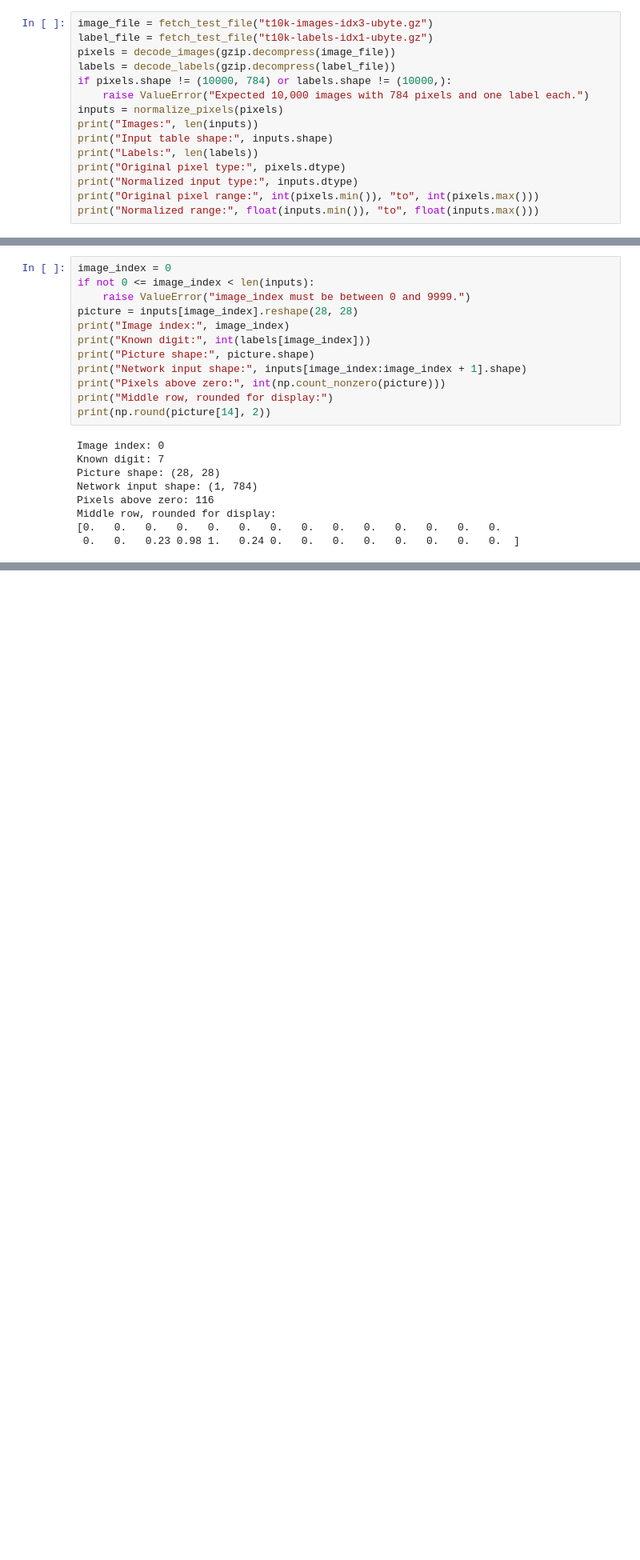
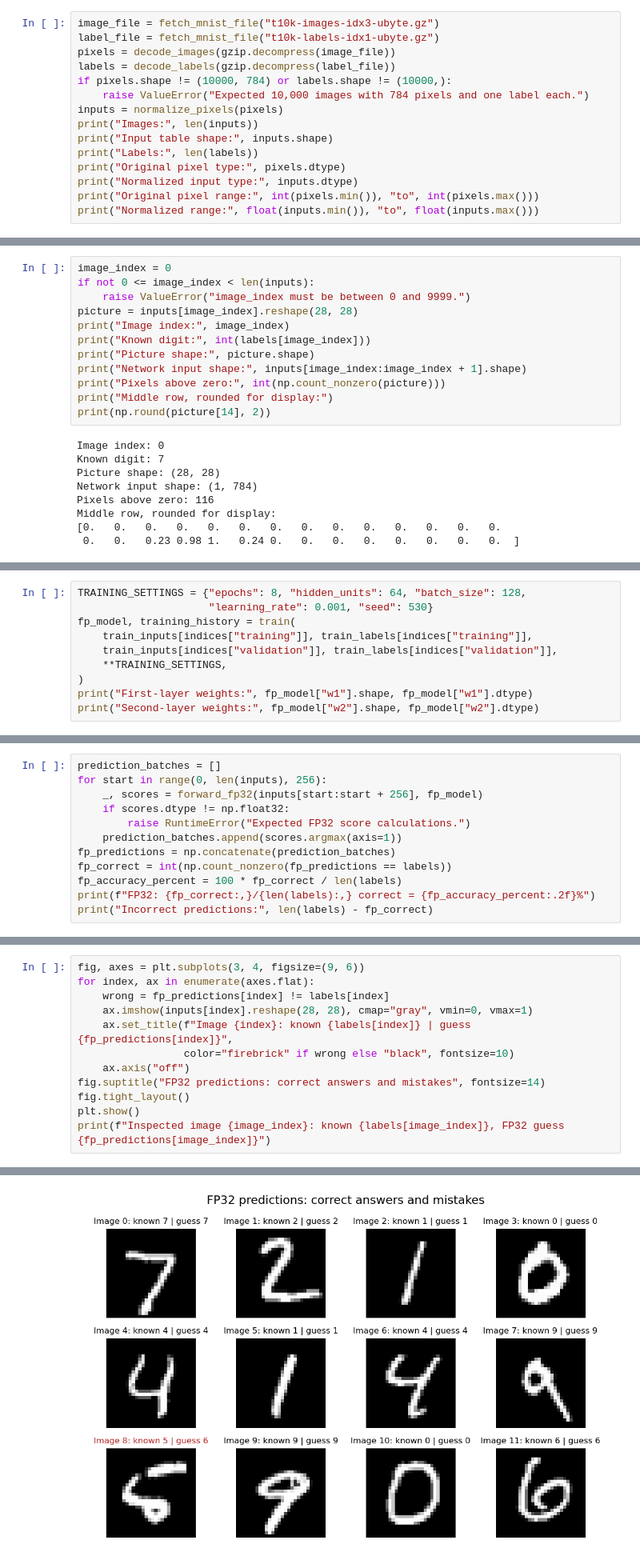
Before and after one commit to EnragedWaters/CECS-530-Quantized-Neural-Network-Accelerator, a Jupyter notebook: notebooks/04-mnist-workload.ipynb, the cells around one changed output, grey strips where cells are left out. Shown at 80% size. Cells and saved outputs as stored; diff of their text form; blank space fills up the shorter version.

```diff
--- a/notebooks/04-mnist-workload.ipynb
+++ b/notebooks/04-mnist-workload.ipynb
@@ -105,6 +115,6 @@ separate data, so the test labels remain a fair accuracy check.
 # %%
-image_file = fetch_test_file("t10k-images-idx3-ubyte.gz")
-label_file = fetch_test_file("t10k-labels-idx1-ubyte.gz")
+image_file = fetch_mnist_file("t10k-images-idx3-ubyte.gz")
+label_file = fetch_mnist_file("t10k-labels-idx1-ubyte.gz")
 pixels = decode_images(gzip.decompress(image_file))
 labels = decode_labels(gzip.decompress(label_file))
 if pixels.shape != (10000, 784) or labels.shape != (10000,):
@@ -178,0 +317,10 @@ They use small invented records as well as the actual downloaded data.
+# %%
+TRAINING_SETTINGS = {"epochs": 8, "hidden_units": 64, "batch_size": 128,
+                     "learning_rate": 0.001, "seed": 530}
+fp_model, training_history = train(
+    train_inputs[indices["training"]], train_labels[indices["training"]],
+    train_inputs[indices["validation"]], train_labels[indices["validation"]],
+    **TRAINING_SETTINGS,
+)
+print("First-layer weights:", fp_model["w1"].shape, fp_model["w1"].dtype)
+print("Second-layer weights:", fp_model["w2"].shape, fp_model["w2"].dtype)
@@ -178,0 +344,12 @@ They use small invented records as well as the actual downloaded data.
+# %%
+prediction_batches = []
+for start in range(0, len(inputs), 256):
+    _, scores = forward_fp32(inputs[start:start + 256], fp_model)
+    if scores.dtype != np.float32:
+        raise RuntimeError("Expected FP32 score calculations.")
+    prediction_batches.append(scores.argmax(axis=1))
+fp_predictions = np.concatenate(prediction_batches)
+fp_correct = int(np.count_nonzero(fp_predictions == labels))
+fp_accuracy_percent = 100 * fp_correct / len(labels)
+print(f"FP32: {fp_correct:,}/{len(labels):,} correct = {fp_accuracy_percent:.2f}%")
+print("Incorrect predictions:", len(labels) - fp_correct)
@@ -178,0 +365,13 @@ They use small invented records as well as the actual downloaded data.
+# %%
+fig, axes = plt.subplots(3, 4, figsize=(9, 6))
+for index, ax in enumerate(axes.flat):
+    wrong = fp_predictions[index] != labels[index]
+    ax.imshow(inputs[index].reshape(28, 28), cmap="gray", vmin=0, vmax=1)
+    ax.set_title(f"Image {index}: known {labels[index]} | guess {fp_predictions[index]}",
+                 color="firebrick" if wrong else "black", fontsize=10)
+    ax.axis("off")
+fig.suptitle("FP32 predictions: correct answers and mistakes", fontsize=14)
+fig.tight_layout()
+plt.show()
+print(f"Inspected image {image_index}: known {labels[image_index]}, FP32 guess {fp_predictions[image_index]}")
+# %% [output]
@@ -178,0 +379 @@ They use small invented records as well as the actual downloaded data.
+[figure, added]
```
Also changed, not shown: parts of 19 cells of this notebook.
